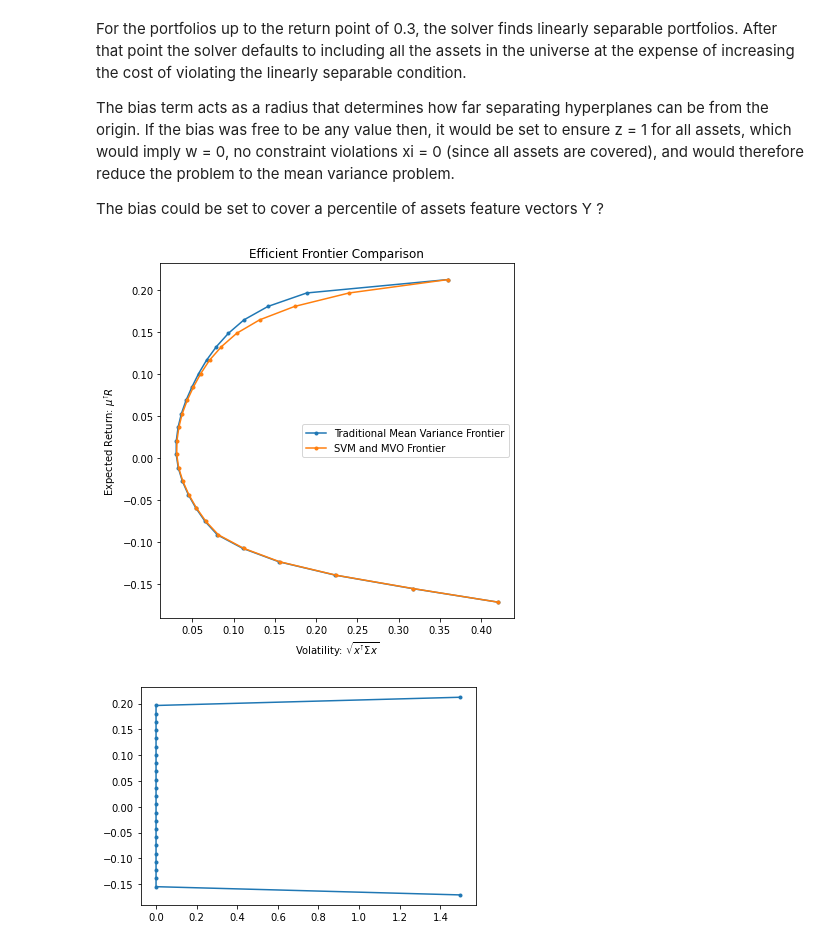
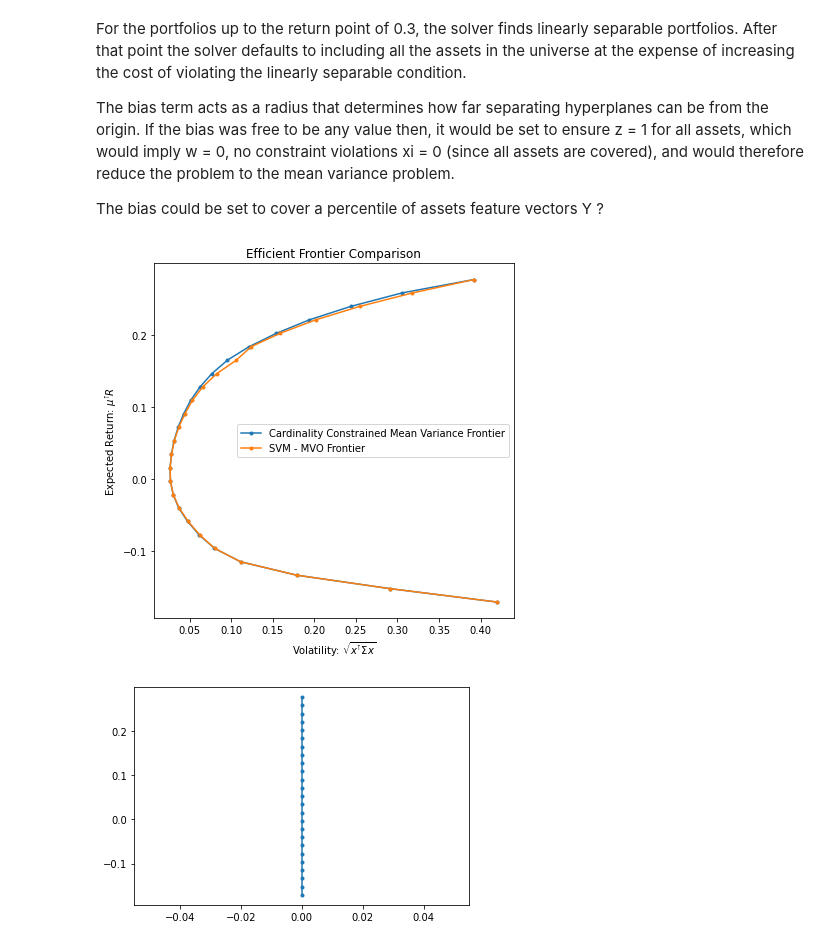
Before and after one commit to davidislip/SVM-and-MVO, a Jupyter notebook: Joint_Optimization_2_Factor_Single_Month.ipynb, the cells around one changed output. Drawn from its saved outputs; the diff is of its cells as text; code cells hidden in the pictures.

```diff
--- a/Joint_Optimization_2_Factor_Single_Month.ipynb
+++ b/Joint_Optimization_2_Factor_Single_Month.ipynb
@@ -78,7 +103,7 @@ Timestamp('2000-07-01 00:00:00')
 # %%
 #preprocessing
 cov_, mean_ = forecasts[mth]
-N = len(mean)
+N = len(mean_)
 cov = cov_[:N,:N]
 mean = mean_[:N,:]
 tics = list(rets.columns[:N])
@@ -115,7 +155,7 @@ Set parameter LicenseID
 ### Simple Min Variance Portfolio
 # %%
 MVO = SVMMVO(tics, mean, cov, ret_constr, soft_margin, Y_, AssetLim,\
-             svm_choice = (False, False), print_var_frntr= False) #define an instance of the class
+             svm_choice = (False, False), print_var_frntr= False, cardinality = True) #define an instance of the class
 MVO.setModel() #set up the model
 MVO.optimize() #find optimal solution
 # %% [output]
@@ -296,21 +332,21 @@ The bias could be set to cover a percentile of assets feature vectors Y ?
 # %%
 #Plot efficient frontiers for the SVM MVO an Vanilla MVO
 plt.figure(figsize = (6,6))
-plt.plot(MVO_frontier[0], MVO_frontier[1], ".-", label = "Traditional Mean Variance Frontier");
-plt.plot(SVM_Slck_EF[0], SVM_Slck_EF[1], ".-", label = "SVM and MVO Frontier");
+plt.plot(MVO_frontier[0], MVO_frontier[1], ".-", label = "Cardinality Constrained Mean Variance Frontier");
+plt.plot(SVM_Slck_EF[0], SVM_Slck_EF[1], ".-", label = "SVM - MVO Frontier");
 plt.legend();
 plt.ylabel('Expected Return: $\mu^{\intercal}R$')
 plt.xlabel('Volatility: $\sqrt{x^{\intercal} \Sigma x}$')
 plt.legend()
 plt.title("Efficient Frontier Comparison");
 plt.tight_layout()
 plt.savefig(pth+"SVM MVO/Images/p2.png", dpi = dpi_setting)
 # %% [output]
-[figure, old version]
+[figure, new version]
 # %%
 plt.plot(xis.sum(axis= 1), SVM_Slck_EF[1], ".-", label = "Slacks for each target");
 # %% [output]
-[figure, old version]
+[figure, new version]
 # %%
 from sympy.solvers import solve
 from sympy import Symbol
```
Also changed, not shown: parts of 18 cells of this notebook.
